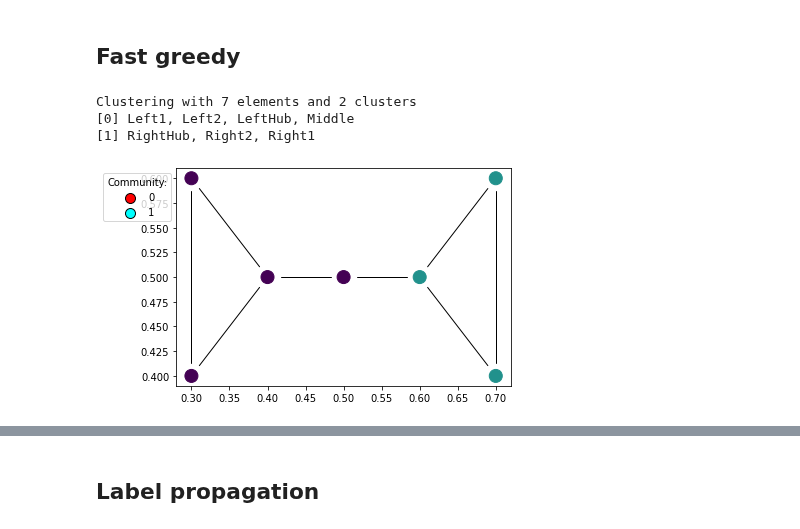
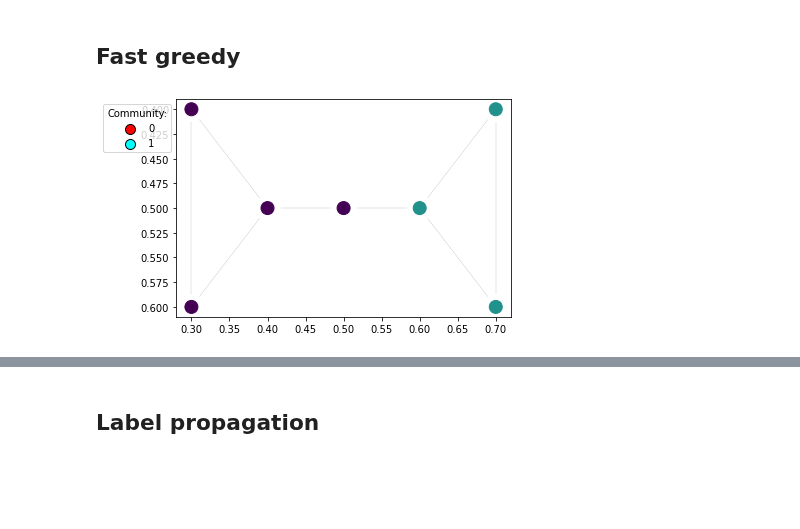
Before and after one commit to EjbejaranosAI/Complex_Networks, a Jupyter notebook: 3_Community_detection/A3-Community_Detection.ipynb, the cells around one changed output, grey strips where cells are left out. Drawn from its saved outputs; the diff is of its cells as text; code cells hidden in the pictures; blank space fills up the shorter version.

```diff
--- a/3_Community_detection/A3-Community_Detection.ipynb
+++ b/3_Community_detection/A3-Community_Detection.ipynb
@@ -400,9 +403,7 @@ def girvan_newman(g):
         g.vs[community]["color"] = i
         community_edges = g.es.select(_within=community)
         community_edges["color"] = i
-
-    fig = draw_graph_communities(communities, palette, num_communities)
-    return (communities, palette, fig)
+    return (communities, palette)
 
 
 def draw_graph_communities(communities,palette, num_communities):
@@ -411,10 +412,11 @@ def draw_graph_communities(communities,palette, num_communities):
     ig.plot(
         communities,
         palette=palette,
-        edge_width=1,
+        edge_width=0.1,
         target=ax,
         vertex_size=13,
     )
+    ax.invert_yaxis() # igraph plots y-axis from top to bottom
     legend_handles = []
     for i in range(num_communities):
         handle = ax.scatter(
@@ -432,7 +434,10 @@ def draw_graph_communities(communities,palette, num_communities):
         bbox_to_anchor=(0, 1.0),
         bbox_transform=ax.transAxes,
     )
+    plt.show()
     return fig
 
-communities, palette, fig = girvan_newman(g)
+communities, palette = girvan_newman(g)
+
+fig = draw_graph_communities(communities, palette, len(communities))
 # %% [output]
@@ -450,22 +455,17 @@ Girvan_igraph.method
 # %%
 def fast_greedy(g):
     communities_fastgreedy = g.community_fastgreedy()
     communities_fastgreedy  = communities_fastgreedy.as_clustering()
-
-    print(communities_fastgreedy)
     # Color each vertex and edge based on its community membership
     num_communities = len(communities_fastgreedy)
     palette = ig.RainbowPalette(n=num_communities)
     for i, community in enumerate(communities_fastgreedy):
         g.vs[community]["color"] = i
         community_edges = g.es.select(_within=community)
         community_edges["color"] = i
 
-    fig = draw_graph_communities(communities_fastgreedy, palette, num_communities)
-    return (communities_fastgreedy, palette, fig)
-fast_greedy_partitions = fast_greedy(g)
+    return (communities_fastgreedy, palette)
+fast_greedy_partitions, pallete_greedy = fast_greedy(g)
+fig = draw_graph_communities(fast_greedy_partitions, pallete_greedy, len(fast_greedy_partitions))
 # %% [output]
-Clustering with 7 elements and 2 clusters
-[0] Left1, Left2, LeftHub, Middle
-[1] RightHub, Right2, Right1
-[figure, old version]
+[figure, new version]
```
Also changed, not shown: parts of 15 cells of this notebook, 4 other files.
